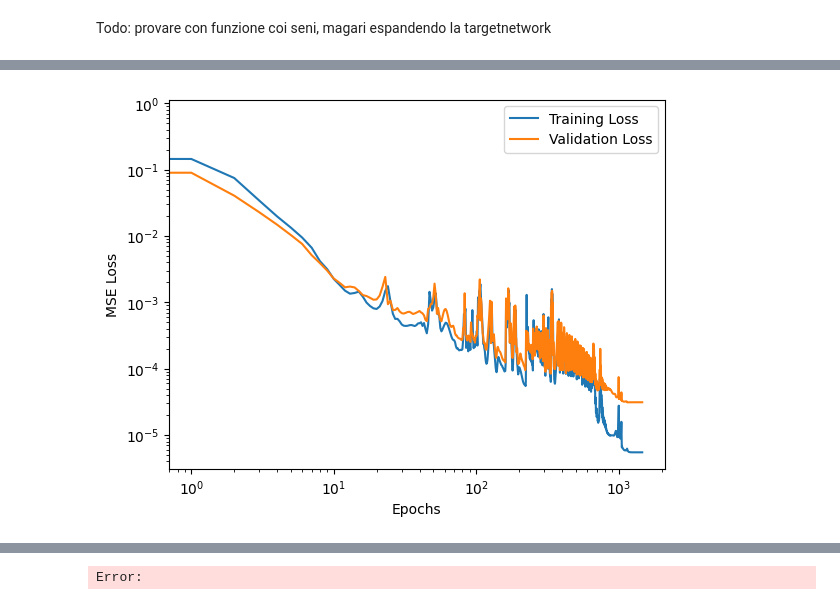
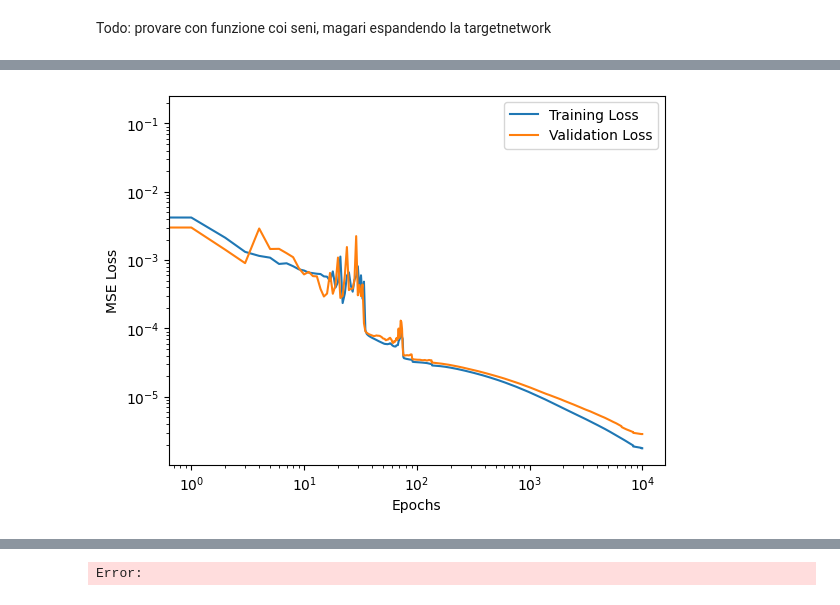
Before and after one commit to Riccardo-Rota/JAX_Hypernetworks, a Jupyter notebook: new_hypernet_trainingpipeline.ipynb, the cells around one changed output, grey strips where cells are left out. Drawn from its saved outputs; the diff is of its cells as text; code cells hidden in the pictures.

```diff
--- a/new_hypernet_trainingpipeline.ipynb
+++ b/new_hypernet_trainingpipeline.ipynb
@@ -75,17 +76,17 @@ metrics = {'RRMSE': RRMSE, 'MAE': MAE}
 epochs = 10000
 
 # Epochs, scheduler, optimizer and early stopping
-early_stopping = EarlyStopping(patience=300, min_delta=1e-6)
+early_stopping = EarlyStopping(patience=1000, min_delta=1e-6)
 lr_schedule = optax.schedules.cosine_decay_schedule(init_value=1e-2, decay_steps=10000, alpha=1e-6) #SE USIAMO QUESTO METTERAI DECAY LENTO, IO PROVEREI ALTRI SCHEDULER
 schedule_optimizer = nnx.Optimizer(hypernetwork, optax.adam(learning_rate=lr_schedule))
 
 accumulation_size = len(val_dataloader)
 plateau_scheduler = optax.contrib.reduce_on_plateau(factor=0.2, patience=100, accumulation_size=accumulation_size)
 plateau_optimizer = optax.chain(
-    optax.adam(learning_rate=1e-1),
+    optax.adam(learning_rate=1e-2),
     plateau_scheduler
 )
-plateau_optimizer = nnx.Optimizer(hypernetwork, plateau_optimizer)
+nnx_plateau_optimizer = nnx.Optimizer(hypernetwork, plateau_optimizer)
 
 # Training
 log_file_path = "experiment_outputs/" + run_id + ".txt"
@@ -98,7 +99,7 @@ history = train_model(
         targetnetwork=targetnetwork,
         train_loader=train_dataloader,
         val_loader=val_dataloader,
-        optimizer=schedule_optimizer, #plateau_optimizer,
+        optimizer=nnx_plateau_optimizer, #plateau_optimizer,
         num_epochs=epochs,
         criterion=criterion,
         metrics=metrics,
@@ -125,11 +120,11 @@ Test set metrics: {'RRMSE': Array(0.00833727, dtype=float32), 'MAE': Array(0.007
 # %%
-training_loss_history = [m['loss'] for m in history['train_metrics']]
-val_loss_history = [m['loss'] for m in history['val_metrics']]
+training_loss_history = [m['loss'] for m in history['train_results']]
+val_loss_history = [m['loss'] for m in history['val_results']]
 plt.loglog(range(len(training_loss_history)), training_loss_history, label='Training Loss')
 plt.loglog(range(len(val_loss_history)), val_loss_history, label='Validation Loss')
 plt.xlabel('Epochs')
 plt.ylabel('MSE Loss')
 plt.legend()
 plt.show()
 # %% [output]
-[figure, old version]
+[figure, new version]
```
Also changed, not shown: parts of 7 cells of this notebook, 1 other file.
